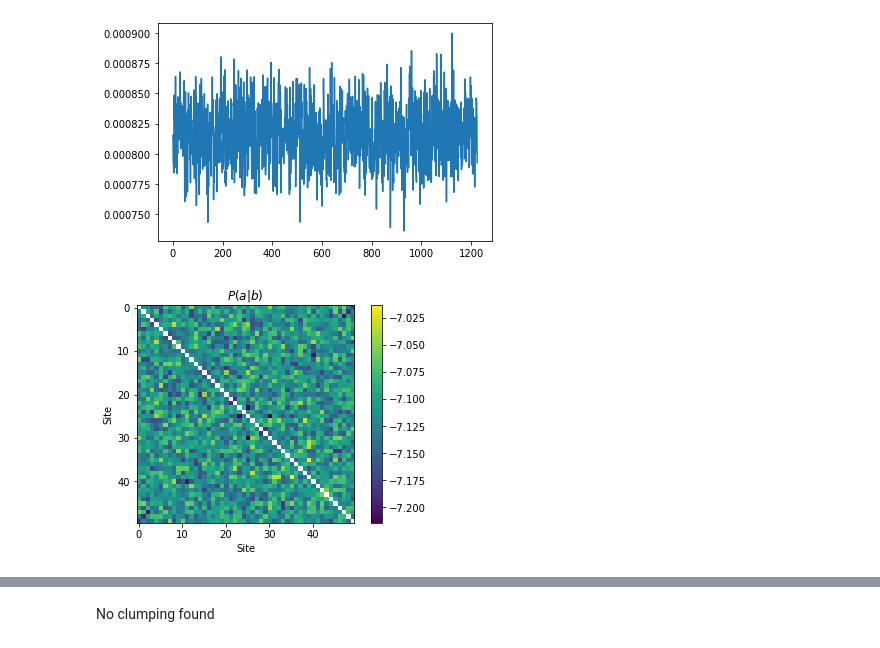
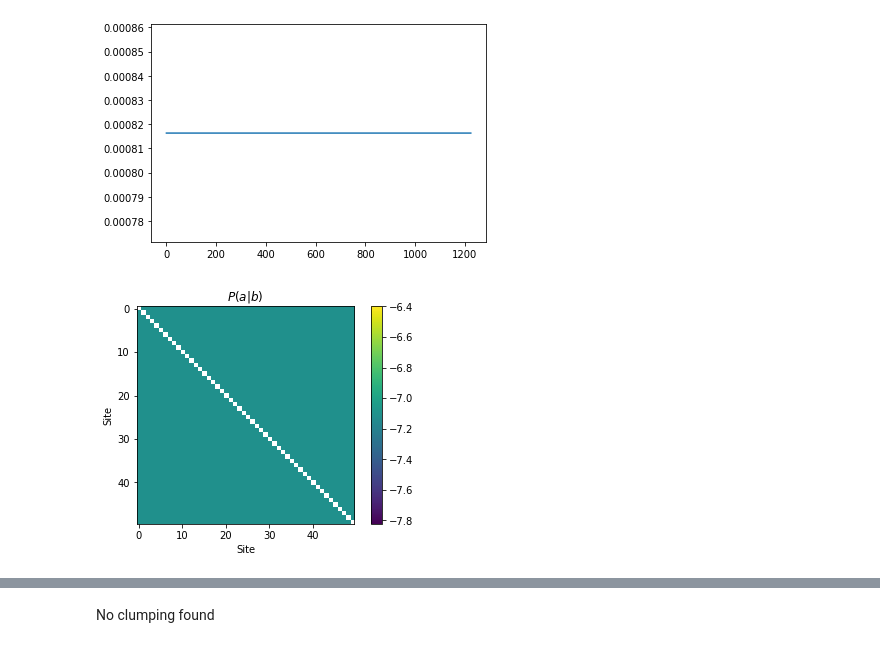
Before and after one commit to Renmusxd/RandomUnitaryLayers, a Jupyter notebook: jupyter/Clumping.ipynb, the cells around one changed output, grey strips where cells are left out. Cells and saved outputs as stored; diff of their text form; code cells hidden in the pictures.

```diff
--- a/jupyter/Clumping.ipynb
+++ b/jupyter/Clumping.ipynb
@@ -16,13 +16,6 @@ for i in range(n):
 D = len(input_states)
 amplitudes = numpy.ones((len(input_states)), dtype=numpy.complex128) / numpy.sqrt(D)
 s = py_entropy.MultiDefectState(input_states, amplitudes, n, 2, num_experiments=ne, skip_float_checks=True)
+state_enum = s.get_enumerated_states()
 
 # s = py_entropy.MultiDefectState([[n//2-1,n//2]], numpy.array([1.0], dtype=numpy.complex128), n, 2, num_experiments=ne)
-s.apply_alternative_layers(k)
-# %%
-_, state = s.get_state()
-probs = numpy.real((state * numpy.conj(state)).mean(axis=(0,1)))
-pyplot.plot(probs)
-pyplot.show()
-# %% [output]
-[figure, removed]
@@ -31,15 +22,24 @@ state_enum = s.get_enumerated_states()
 # %%
-mat = numpy.zeros((n,n), dtype=numpy.float64)
+def plot_cross(s):
+    _, state = s.get_state()
+    probs = numpy.real((state * numpy.conj(state)).mean(axis=(0,1)))
+    pyplot.plot(probs)
+    pyplot.show()
 
-for (a,b), p in zip(state_enum, probs):
-    mat[a,b] += p
-    mat[b,a] += p
+    mat = numpy.zeros((n,n), dtype=numpy.float64)
 
-pyplot.imshow(numpy.log(mat))
-pyplot.colorbar()
-pyplot.title(r'$P(a\vert b)$')
-pyplot.xlabel('Site')
-pyplot.ylabel('Site')
-pyplot.show()
+    for (a,b), p in zip(state_enum, probs):
+        mat[a,b] += p
+        mat[b,a] += p
+
+    pyplot.imshow(numpy.log(mat))
+    pyplot.colorbar()
+    pyplot.title(r'$P(a\vert b)$')
+    pyplot.xlabel('Site')
+    pyplot.ylabel('Site')
+    pyplot.show()
-# %% [output]
-[figure, removed]
+# %%
+plot_cross(s)
+# %% [output]
+[figure, added]
+[figure, added]
```
Also changed, not shown: parts of 4 cells of this notebook.
